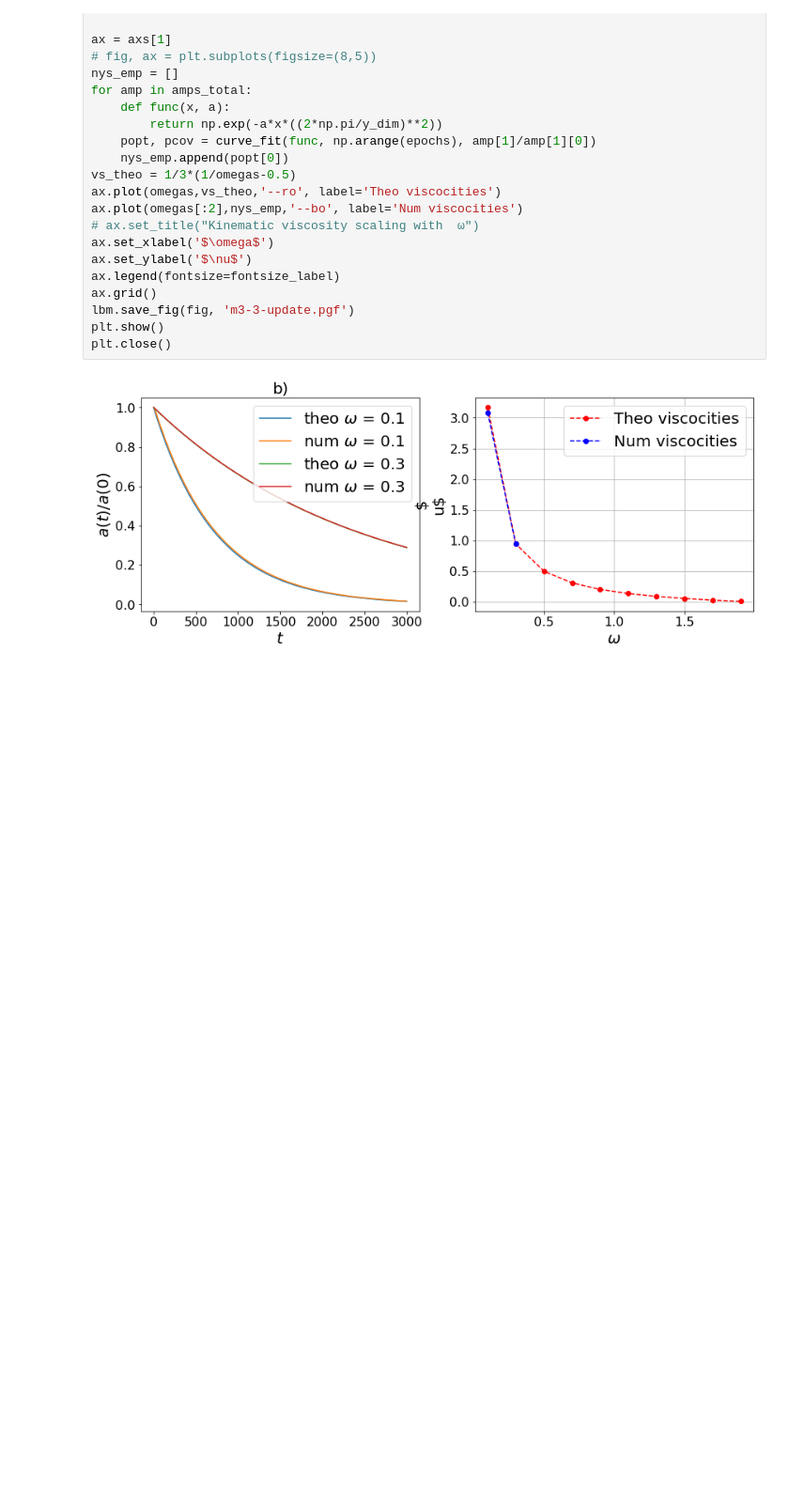
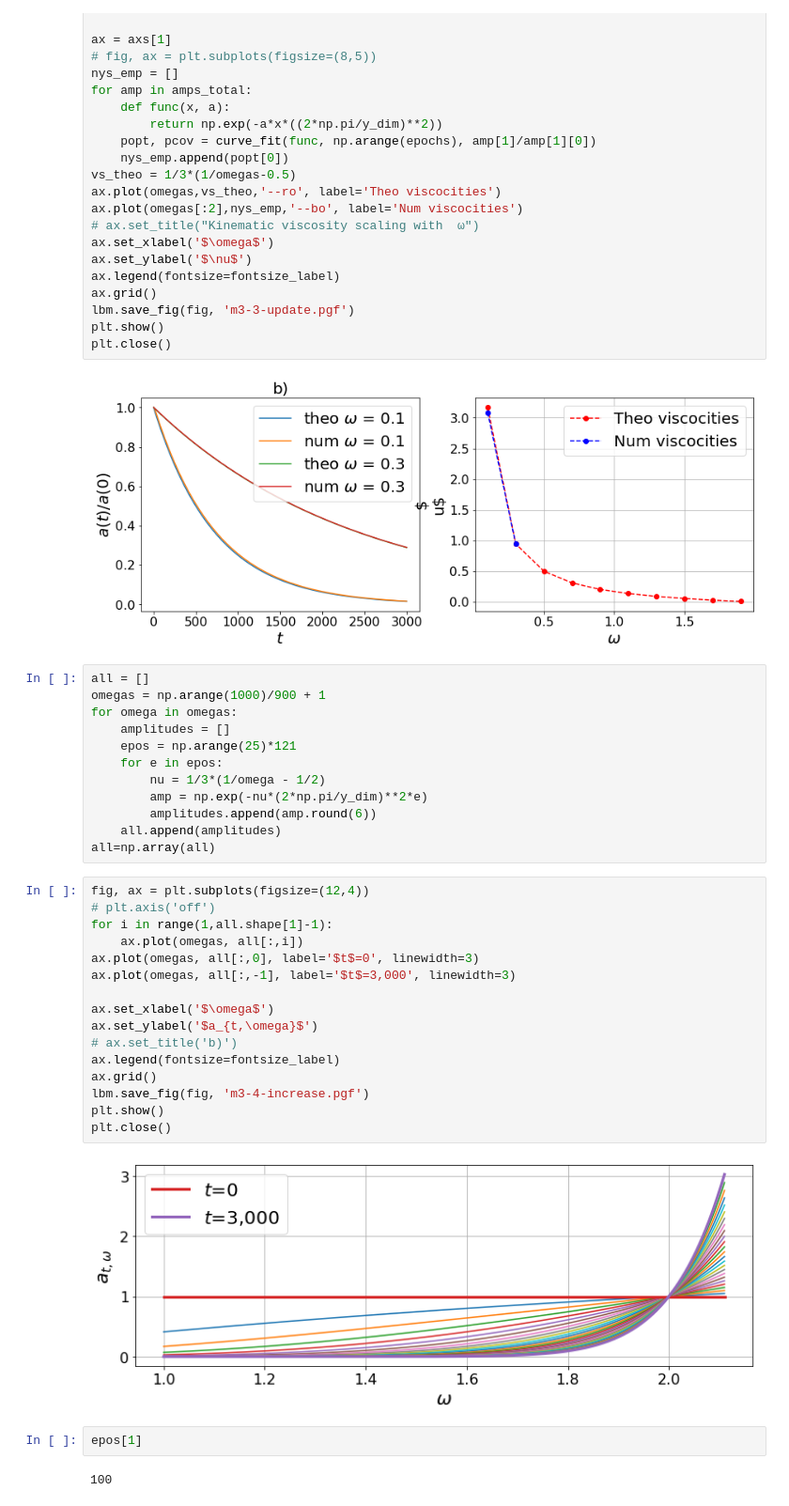
Before and after one commit to jonas27/pylbm, a Jupyter notebook: milestones/m3/m3.ipynb, the cells around one changed output. Shown at 94% size. Drawn from its saved outputs; the diff is of its cells as text; blank space fills up the shorter version.

```diff
--- a/milestones/m3/m3.ipynb
+++ b/milestones/m3/m3.ipynb
@@ -270,3 +270,37 @@ plt.show()
 plt.close()
 # %% [output]
 [figure]
+# %%
+all = []
+omegas = np.arange(1000)/900 + 1
+for omega in omegas:
+    amplitudes = []
+    epos = np.arange(25)*121
+    for e in epos:
+        nu = 1/3*(1/omega - 1/2)
+        amp = np.exp(-nu*(2*np.pi/y_dim)**2*e)
+        amplitudes.append(amp.round(6))
+    all.append(amplitudes)
+all=np.array(all)
+# %%
+fig, ax = plt.subplots(figsize=(12,4))
+# plt.axis('off')
+for i in range(1,all.shape[1]-1):
+    ax.plot(omegas, all[:,i])
+ax.plot(omegas, all[:,0], label='$t$=0', linewidth=3)
+ax.plot(omegas, all[:,-1], label='$t$=3,000', linewidth=3)
+
+ax.set_xlabel('$\omega$')
+ax.set_ylabel('$a_{t,\omega}$')
+# ax.set_title('b)')
+ax.legend(fontsize=fontsize_label)
+ax.grid()
+lbm.save_fig(fig, 'm3-4-increase.pgf')
+plt.show()
+plt.close()
+# %% [output]
+[figure, added]
+# %%
+epos[1]
+# %% [output]
+100
```
Also changed, not shown: 1 other file.
